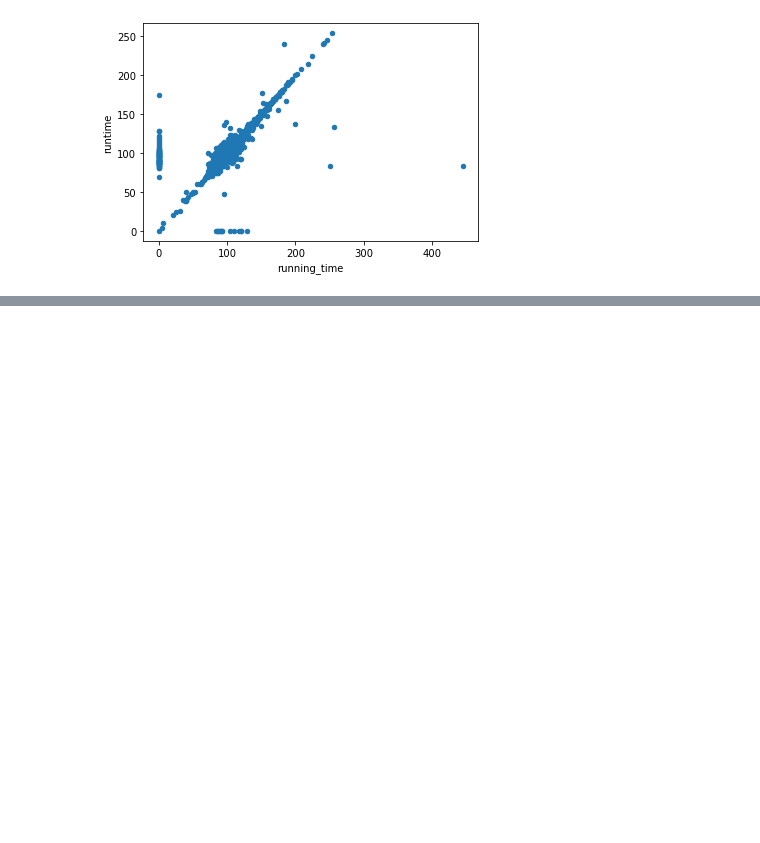
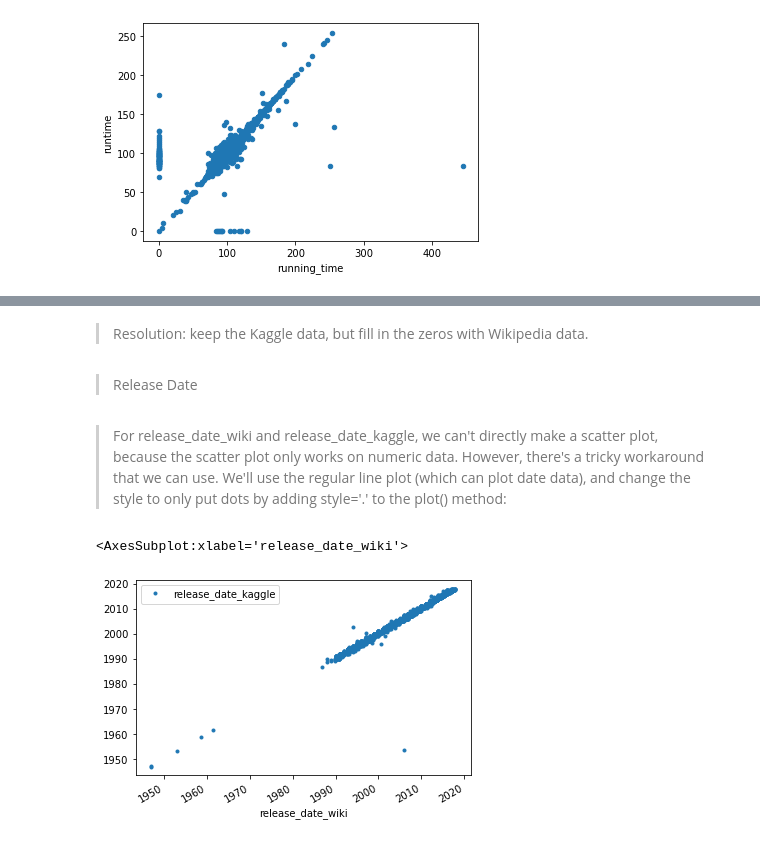
Before and after one commit to DonnieData/Movies-ETL, a Jupyter notebook: Movies_ETL.ipynb, the cells around one changed output, grey strips where cells are left out. Cells and saved outputs as stored; diff of their text form; code cells hidden in the pictures; blank space fills up the shorter version.

```diff
--- a/Movies_ETL.ipynb
+++ b/Movies_ETL.ipynb
@@ -1216,0 +1225,11 @@ movies_df.fillna(0).plot(x='running_time', y='runtime', kind='scatter')
+# %% [markdown]
+> Resolution: keep the Kaggle data, but fill in the zeros with Wikipedia data.
+# %% [markdown]
+> Release Date
+# %% [markdown]
+> For release_date_wiki and release_date_kaggle, we can't directly make a scatter plot, because the scatter plot only works on numeric data. However, there's a tricky workaround that we can use. We'll use the regular line plot (which can plot date data), and change the style to only put dots by adding style='.' to the plot() method:
+# %%
+movies_df[['release_date_wiki','release_date_kaggle']].plot(x='release_date_wiki', y='release_date_kaggle', style='.')
+# %% [output]
+<AxesSubplot:xlabel='release_date_wiki'>
+[figure, added]
```
Also changed, not shown: parts of 40 cells of this notebook.
